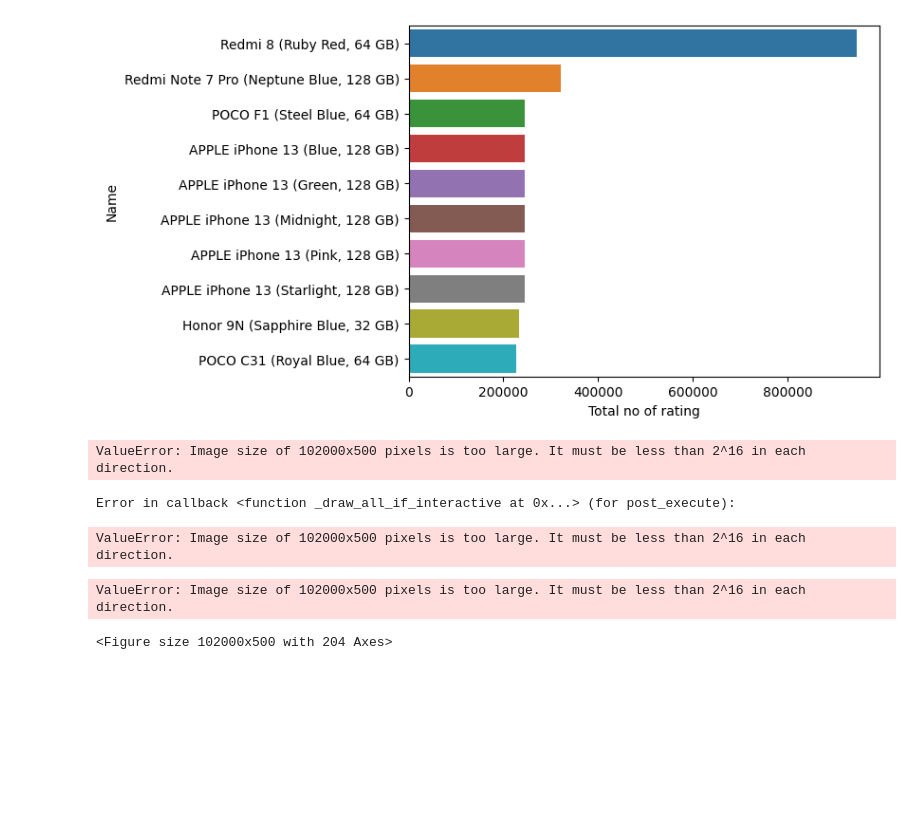
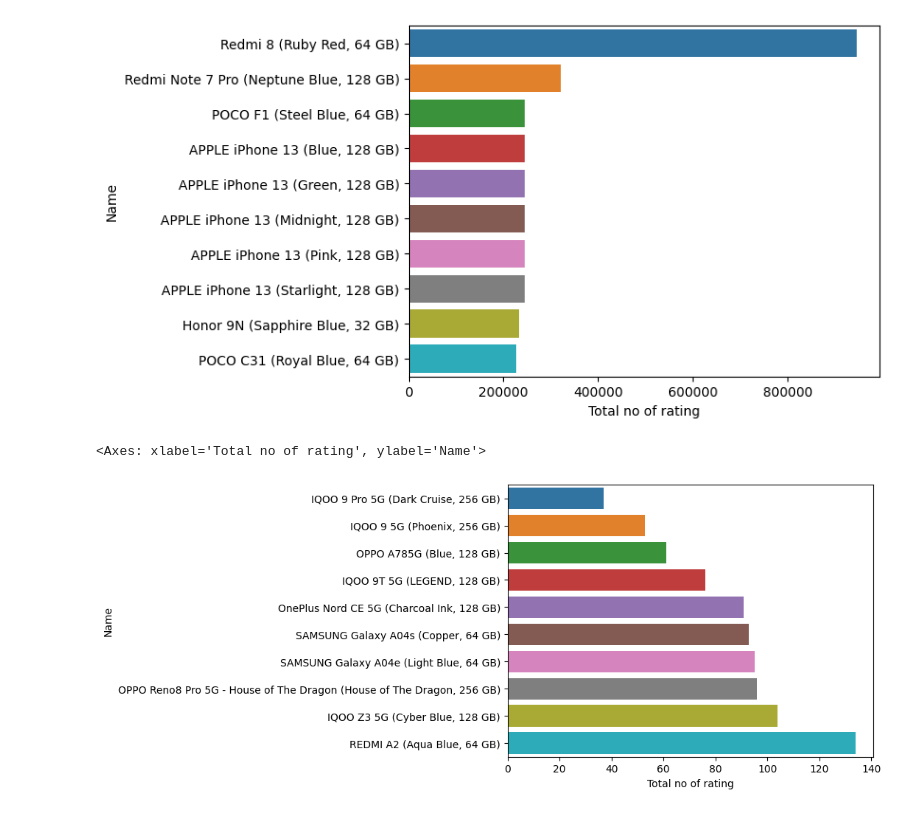
Before and after one commit to szahid97/Data-Scrapping, a Jupyter notebook: flipkart/FlipKart data cleaning.ipynb, the cells around one changed output. Cells and saved outputs as stored; diff of their text form; code cells hidden in the pictures; blank space fills up the shorter version.

```diff
--- a/flipkart/FlipKart data cleaning.ipynb
+++ b/flipkart/FlipKart data cleaning.ipynb
@@ -36,0 +41,2 @@ memory usage: 111.1+ KB
+# %%
+df.drop(columns=['Variant', 'Display','Camera','Offers'], inplace = True)
@@ -250,15 +302,4 @@ sns.barplot(x='Total no of rating', y=('Name'), data = Top10_most_rated_phones)
 <Axes: xlabel='Total no of rating', ylabel='Name'>
 [figure]
 # %%
-fmri = sns.load_dataset("fmri")
-sns.relplot(
-    data=df, kind="line",
-    x="Name", y="Total no of rating", col="Total no of reviews",
-    hue="Overall Rating", style="Overall Rating",
-)
+Top10_lowest_rated_phones = df.nsmallest(10,'Total no of rating')[['Name', 'Price','Total no of rating','Overall Rating']]
-# %% [output]
-ValueError: Image size of 102000x500 pixels is too large. It must be less than 2^16 in each direction.
-Error in callback <function _draw_all_if_interactive at 0x...> (for post_execute):
-ValueError: Image size of 102000x500 pixels is too large. It must be less than 2^16 in each direction.
-ValueError: Image size of 102000x500 pixels is too large. It must be less than 2^16 in each direction.
-<Figure size 102000x500 with 204 Axes>
@@ -264,0 +308,5 @@ ValueError: Image size of 102000x500 pixels is too large. It must be less than 2
+# %%
+sns.barplot(x='Total no of rating', y=('Name'), data = Top10_lowest_rated_phones)
+# %% [output]
+<Axes: xlabel='Total no of rating', ylabel='Name'>
+[figure, added]
```
Also changed, not shown: parts of 22 cells of this notebook, 1 other file.
